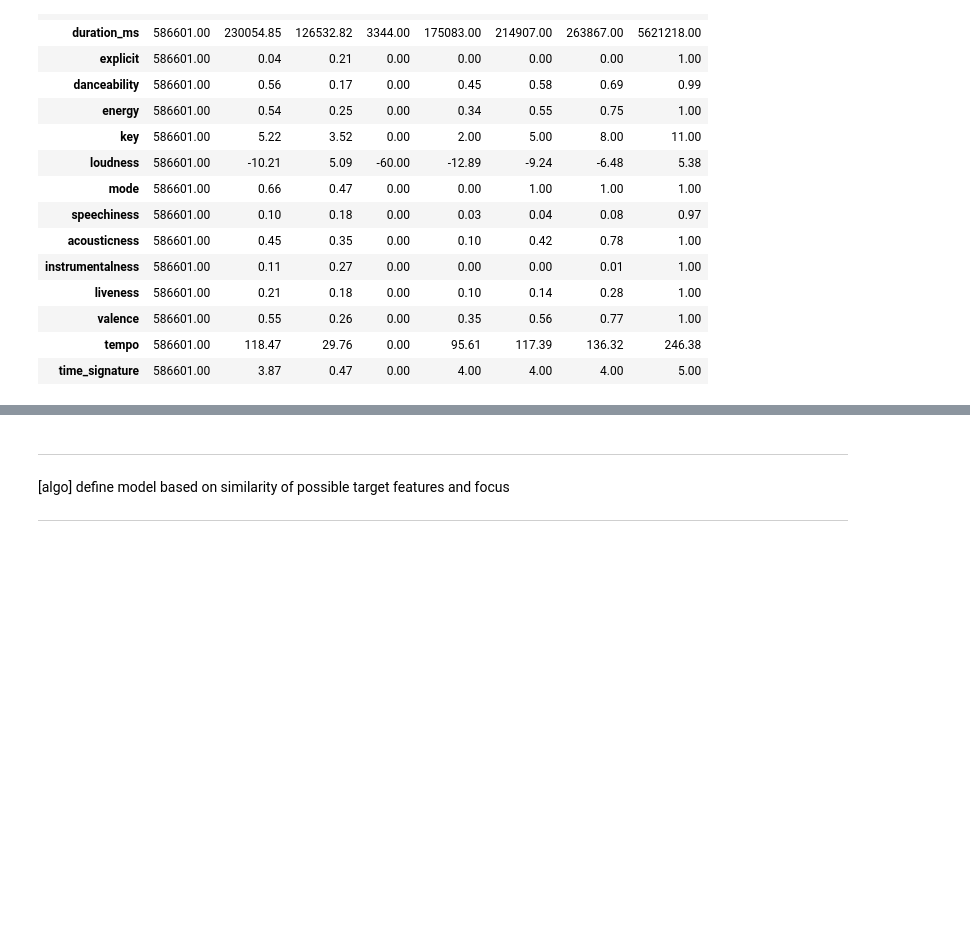
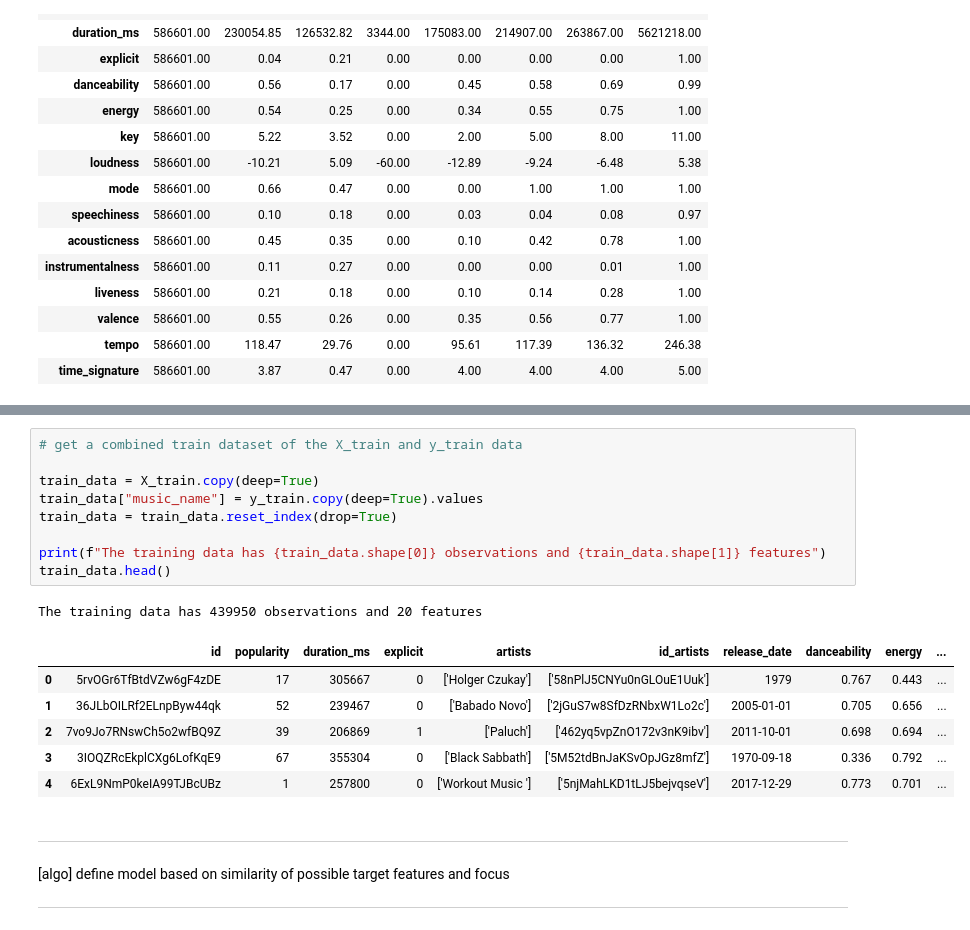
Before and after one commit to ShahiW/moosic, a Jupyter notebook: notebooks/moosic_baseline.ipynb, the cells around one changed output, grey strips where cells are left out. Cells and saved outputs as stored; diff of their text form; blank space fills up the shorter version.

```diff
--- a/notebooks/moosic_baseline.ipynb
+++ b/notebooks/moosic_baseline.ipynb
@@ -785,3 +526,20 @@ y_means1 = km1.fit_predict(x1)
+# %%
+# get a combined train dataset of the X_train and y_train data
+
+train_data = X_train.copy(deep=True)
+train_data["music_name"] = y_train.copy(deep=True).values
+train_data = train_data.reset_index(drop=True)
+
+print(f"The training data has {train_data.shape[0]} observations and {train_data.shape[1]} features")
+train_data.head()
+# %% [output]
+The training data has 439950 observations and 20 features
+|  | id | popularity | duration_ms | explicit | artists | id_artists | release_date | danceability | energy | ... |
+| 0 | 5rvOGr6TfBtdVZw6gF4zDE | 17 | 305667 | 0 | ['Holger Czukay'] | ['58nPlJ5CNYu0nGLOuE1Uuk'] | 1979 | 0.767 | 0.443 | ... |
+| 1 | 36JLbOILRf2ELnpByw44qk | 52 | 239467 | 0 | ['Babado Novo'] | ['2jGuS7w8SfDzRNbxW1Lo2c'] | 2005-01-01 | 0.705 | 0.656 | ... |
+| 2 | 7vo9Jo7RNswCh5o2wfBQ9Z | 39 | 206869 | 1 | ['Paluch'] | ['462yq5vpZnO172v3nK9ibv'] | 2011-10-01 | 0.698 | 0.694 | ... |
+| 3 | 3IOQZRcEkplCXg6LofKqE9 | 67 | 355304 | 0 | ['Black Sabbath'] | ['5M52tdBnJaKSvOpJGz8mfZ'] | 1970-09-18 | 0.336 | 0.792 | ... |
+| 4 | 6ExL9NmP0keIA99TJBcUBz | 1 | 257800 | 0 | ['Workout Music '] | ['5njMahLKD1tLJ5bejvqseV'] | 2017-12-29 | 0.773 | 0.701 | ... |
 # %% [markdown]
 ---
 
```
Also changed, not shown: parts of 53 cells of this notebook, 1 other file.
